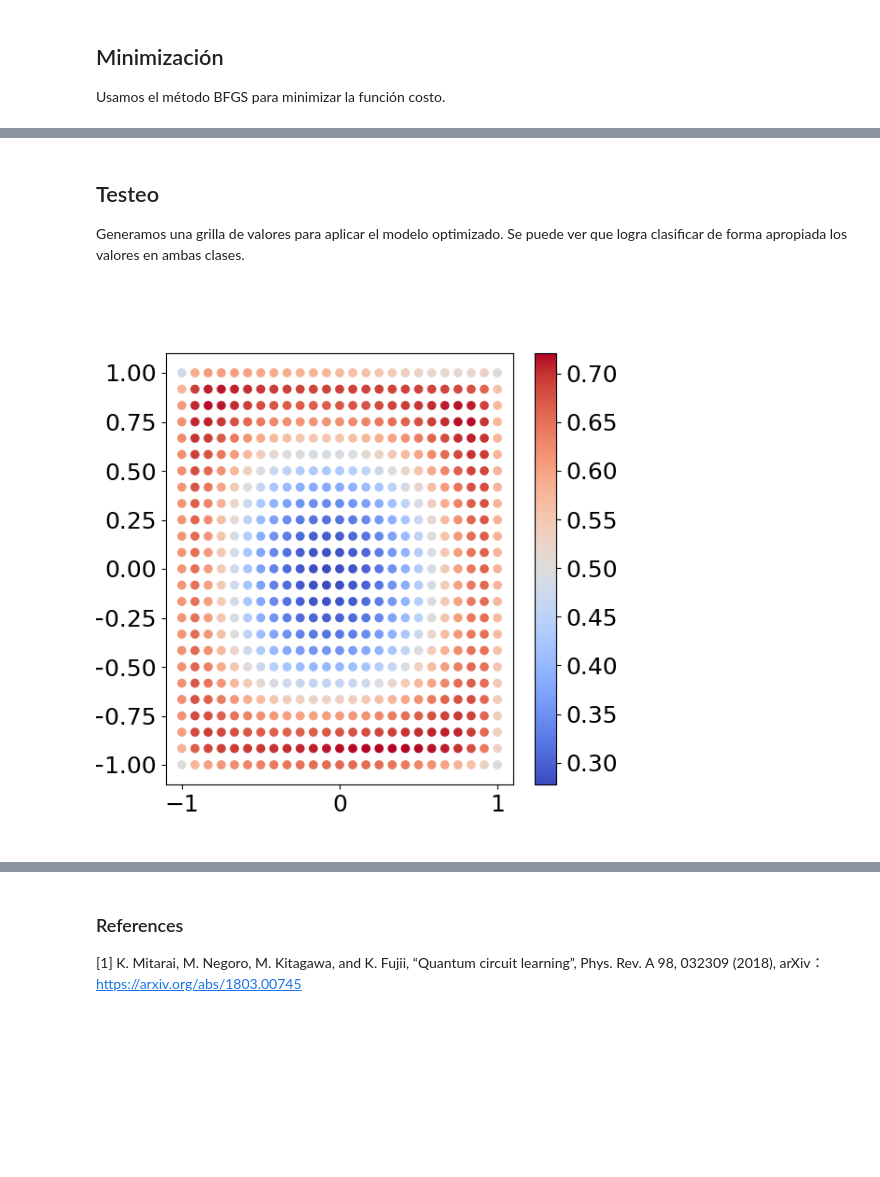
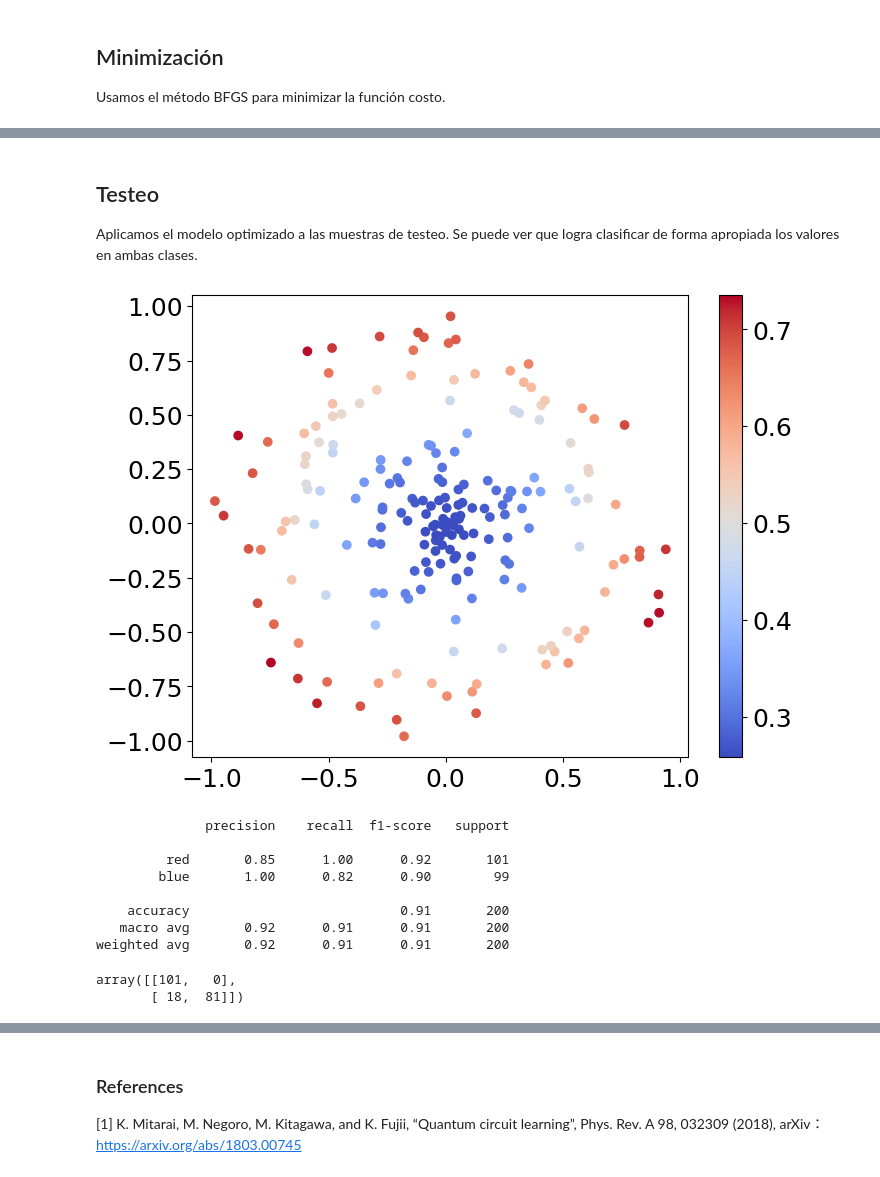
Before and after one commit to sofips/qcl, a Jupyter notebook: qcl_classification_es.ipynb, the cells around one changed output, grey strips where cells are left out. Drawn from its saved outputs; the diff is of its cells as text; code cells hidden in the pictures; blank space fills up the shorter version.

Commit message:
update tutorials to work with cnot entangling gates

```diff
--- a/qcl_classification_es.ipynb
+++ b/qcl_classification_es.ipynb
@@ -169,17 +171,0 @@ $U\left(\{ \theta^{(i)}_{j} \}_{i,j} \right) = \prod\limits_{i=1}^d \left( \left
-# %%
-time_step = 10 ## elapsed time of time evolution with random Hamiltonian
-ham = np.zeros((2**nqubit,2**nqubit), dtype = complex)
-for i in range(nqubit): ## i runs 0 to nqubit-1
-    Jx = -1. + 2.*np.random.rand() ## random number in -1~1
-    ham += Jx * make_fullgate( [ [i, X_mat] ], nqubit)
-    for j in range(i+1, nqubit):
-        J_ij = -1. + 2.*np.random.rand()
-        ham += J_ij * make_fullgate ([ [i, Z_mat], [j, Z_mat]], nqubit)
-
-## Create a time evolution operator by diagonalization. H*P = P*D <-> H = P*D*P^dagger
-diag, eigen_vecs = np.linalg.eigh(ham)
-time_evol_op = np.dot(np.dot(eigen_vecs, np.diag(np.exp(-1j*time_step*diag))), eigen_vecs.T.conj()) # e^-iHT
-
-# Convert to qulacs gate
-from qulacs.gate import DenseMatrix
-time_evol_gate = DenseMatrix([i for i in range(nqubit)], time_evol_op)
@@ -189,12 +187,19 @@ from qulacs import ParametricQuantumCircuit
 # Assemble output gate U_out & set initial parameter values
 U_out = ParametricQuantumCircuit(nqubit)
 for d in range(c_depth):
-    U_out.add_gate(time_evol_gate)
+
+    for i in range(nqubit):
+        U_out.add_H_gate(i)
+        if i>0:
+            U_out.add_CNOT_gate(i,i-1) # control, objetivo
+
     for i in range(nqubit):
         angle = 2.0 * np.pi * np.random.rand()
         U_out.add_parametric_RX_gate(i,angle)
+
         angle = 2.0 * np.pi * np.random.rand()
         U_out.add_parametric_RZ_gate(i,angle)
+
         angle = 2.0 * np.pi * np.random.rand()
         U_out.add_parametric_RX_gate(i,angle)
 # %%
@@ -304,4 +313,4 @@ result.fun
 # %% [markdown]
 ## Testeo
 
-Generamos una grilla de valores para aplicar el modelo optimizado. Se puede ver que logra clasificar de forma apropiada los valores en ambas clases.
+Aplicamos el modelo optimizado a las muestras de testeo. Se puede ver que logra clasificar de forma apropiada los valores en ambas clases.
@@ -316,12 +317,40 @@ y_test = y_test.flatten()
+# %%
+test_samples_x = [sample[0] for sample in test_samples]
+test_samples_y = [sample[1] for sample in test_samples]
 # %%
-fig,axs = plt.subplots(1,figsize=(6,6))
-test_samples = [np.asarray([x_test[i],y_test[i]]) for i in range(len(x_test))]
+fig,axs = plt.subplots(1,figsize=(8,6))
+test_samples = [np.asarray([test_samples_x[i],test_samples_y[i]]) for i in range(len(test_samples_x))]
 # Initial prediction
 final_prediction = [qcl_pred(z, U_out) for z in test_samples]
 color_final_pred = [p[0] for p in final_prediction]
 
-plt.scatter(x_test, y_test, c=color_final_pred, cmap='coolwarm')
+plt.scatter(test_samples_x, test_samples_y, c=color_final_pred, cmap='coolwarm')
 plt.colorbar()  # to show color scale
 plt.show()
 # %% [output]
-[figure, old version]
+[figure, new version]
+# %%
+from sklearn.metrics import classification_report, confusion_matrix
+
+pred_class = [1*(p>0.5) for p in final_prediction]
+pred_class = [p[0] for p in pred_class]
+correct_class = [f[0] for f in f_test]
+
+print(classification_report(correct_class, pred_class, target_names=['red','blue']))
+# %% [output]
+              precision    recall  f1-score   support
+
+         red       0.85      1.00      0.92       101
+        blue       1.00      0.82      0.90        99
+
+    accuracy                           0.91       200
+   macro avg       0.92      0.91      0.91       200
+weighted avg       0.92      0.91      0.91       200
+# %%
+import matplotlib.pyplot as plt
+import seaborn as sns
+
+confusion_matrix(correct_class,pred_class)
+# %% [output]
+array([[101,   0],
+       [ 18,  81]])
```
Also changed, not shown: parts of 16 cells of this notebook, 2 other files.
